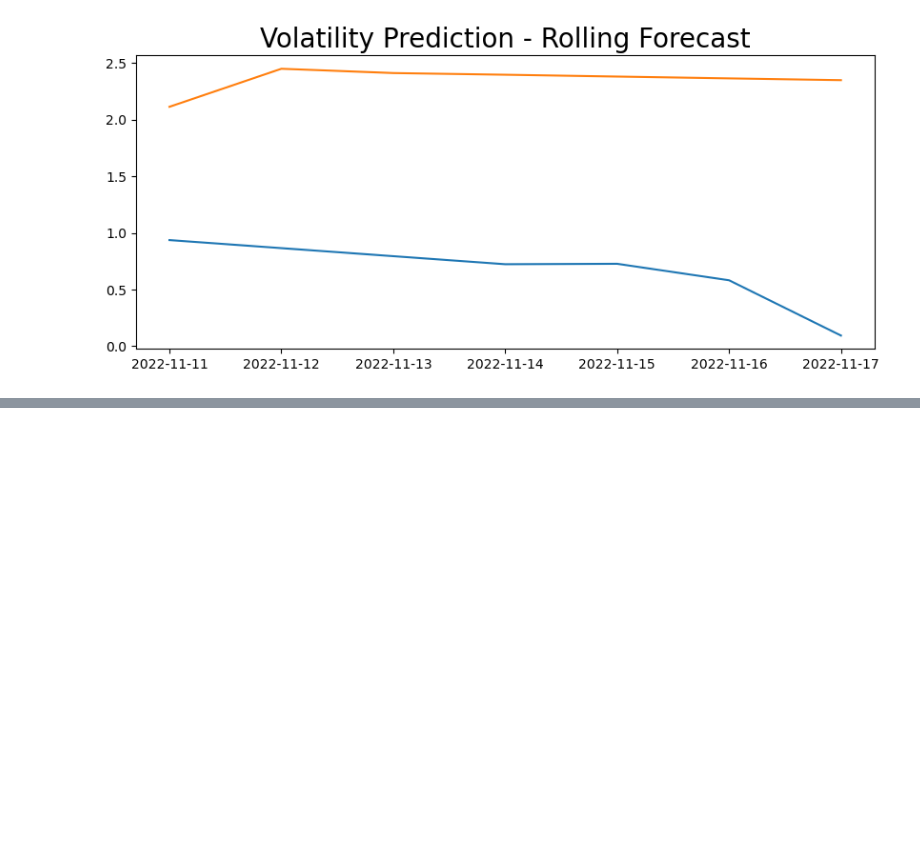
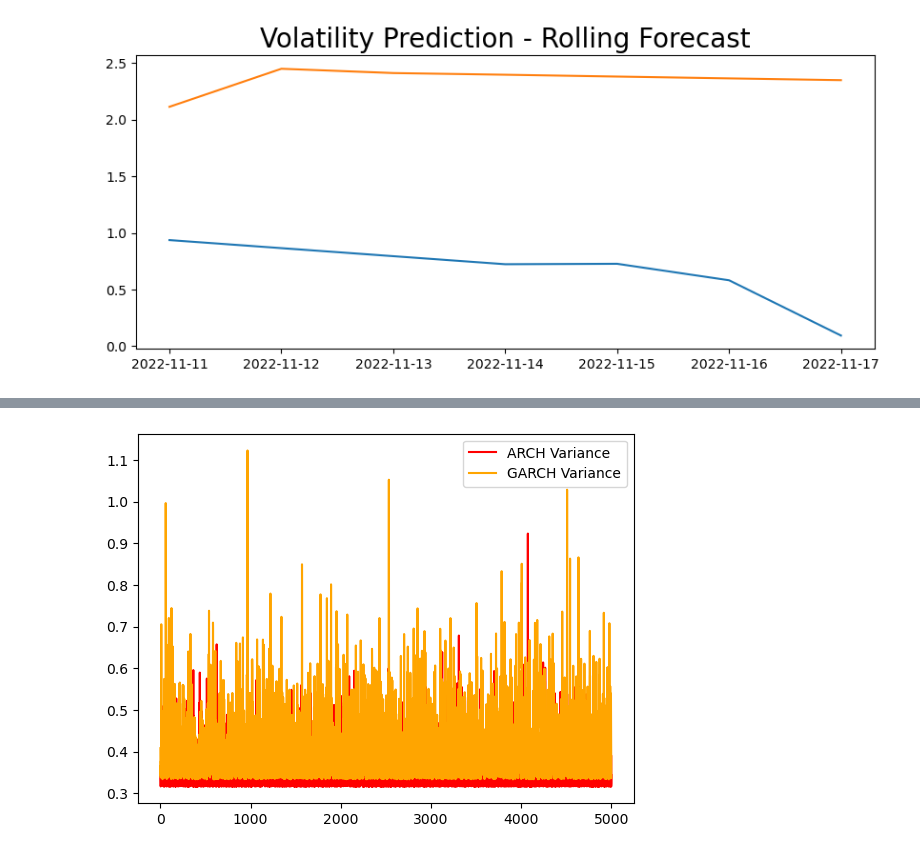
Before and after one commit to efearase/ensae, a Jupyter notebook: GARCH Stock Modeling.ipynb, the cells around one changed output, grey strips where cells are left out. Drawn from its saved outputs; the diff is of its cells as text; code cells hidden in the pictures; blank space fills up the shorter version.

```diff
--- a/GARCH Stock Modeling.ipynb
+++ b/GARCH Stock Modeling.ipynb
@@ -241,0 +214,34 @@ Text(0.5, 1.0, 'Volatility Prediction - Rolling Forecast')
+# %%
+def simulate_GARCH(n, omega, alpha, beta=0):
+
+    # Initialize our values
+    sigma1 = math.sqrt(omega / (1 - alpha - beta))
+    X = np.ndarray(n)
+    sigma = np.ndarray(n)
+    sigma[0] = sigma1
+    theta = np.zeros(3)
+    theta[0] = 1/(1-beta)
+    for t in range(1, n):
+        # Draw the next x_t
+        X[t - 1] = sigma[t - 1] * np.random.normal(0, 1)
+        # Draw the next sigma_t
+        sigma[t] = math.sqrt(omega + beta * sigma[t - 1]**2 + alpha * X[t - 1]**2)
+
+    X[n - 1] = sigma[n - 1] * np.random.normal(0, 1)
+
+    return X, sigma
+# %%
+# Simulate a ARCH(1) series
+arch_resid, arch_variance = simulate_GARCH(n= 5000,
+                                            omega = 0.1, alpha = 0.2)
+# Simulate a GARCH(1,1) series
+garch_resid, garch_variance = simulate_GARCH(n= 5000,
+                                             omega = 0.1, alpha = 0.3, beta = 0.1)
+# Plot the ARCH variance
+plt.plot(arch_variance, color = 'red', label = 'ARCH Variance')
+# Plot the GARCH variance
+plt.plot(garch_variance, color = 'orange', label = 'GARCH Variance')
+plt.legend()
+plt.show()
+# %% [output]
+[figure, added]
```
Also changed, not shown: parts of 36 cells of this notebook.
